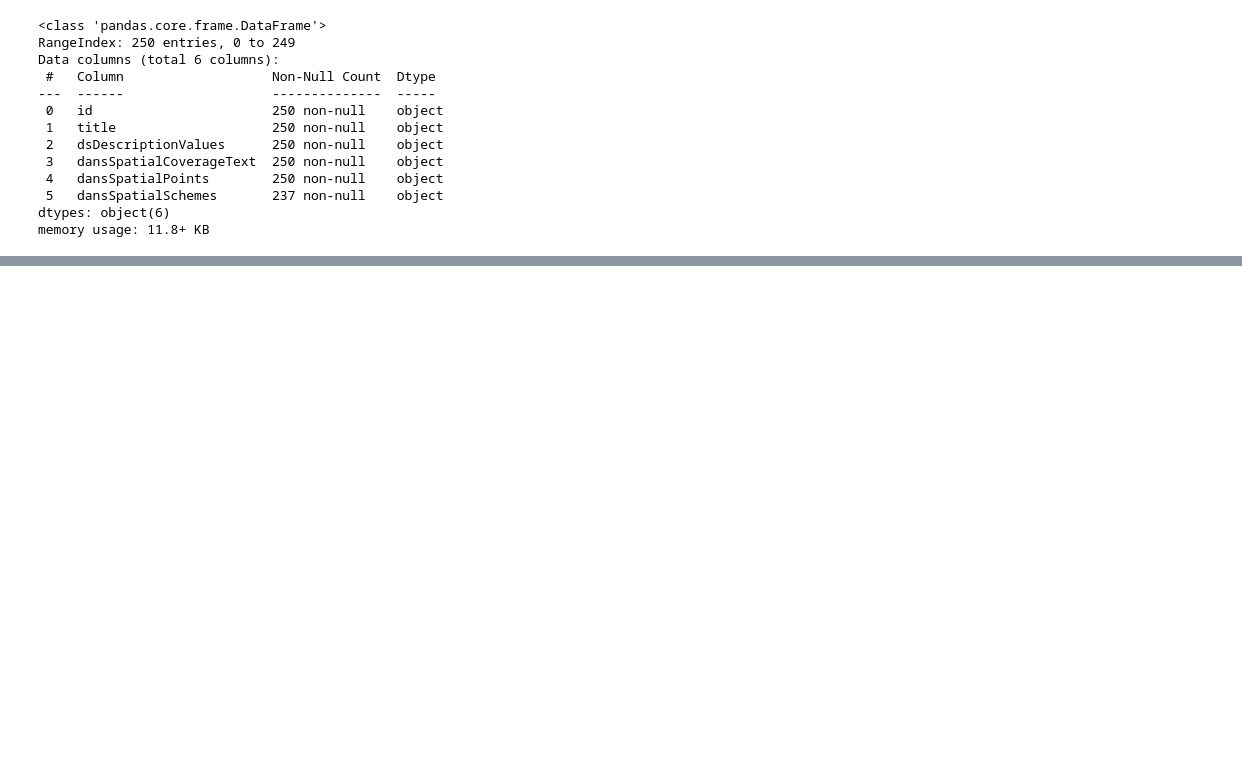
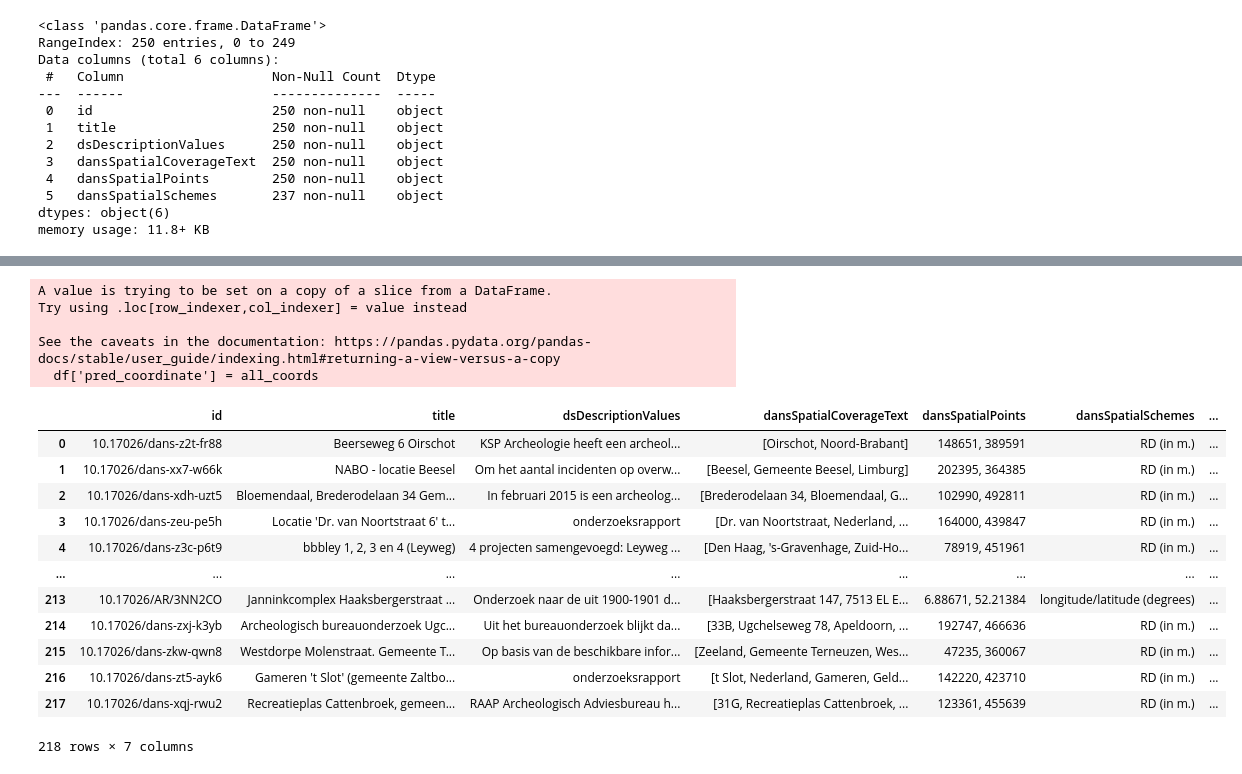
Before and after one commit to Dans-labs/rce-spatial-coverage, a Jupyter notebook: spatialCoverageText.ipynb, the cells around one changed output, grey strips where cells are left out. Cells and saved outputs as stored; diff of their text form; code cells hidden in the pictures; blank space fills up the shorter version.

```diff
--- a/spatialCoverageText.ipynb
+++ b/spatialCoverageText.ipynb
@@ -168,3 +174,9 @@ Data columns (total 6 columns):
  5   dansSpatialSchemes       237 non-null    object
 dtypes: object(6)
 memory usage: 11.8+ KB
+# %%
+texts = df.dansSpatialCoverageText.tolist()
+for text in texts[:5]:
+    print(text)
+    print(type(text))
+    print()
@@ -170,0 +198,19 @@ memory usage: 11.8+ KB
+# %%
+import time
+from geopy.geocoders import Nominatim
+geolocator = Nominatim(user_agent="DANS-geomapping")
+
+
+all_coords = []
+
+for text in texts:
+    text_coords = []
+    for entry in text:
+        location = geolocator.geocode(entry)
+        if location:
+            text_coords.append((location.latitude, location.longitude))
+            time.sleep(1.3)
+        else:
+            text_coords.append(f"NOT FOUND: {entry}")
+            time.sleep(1.3)
+    all_coords.append(text_coords)
@@ -170,0 +243,26 @@ memory usage: 11.8+ KB
+# %%
+df = df[:218]
+# %%
+df['pred_coordinate'] = all_coords
+# %% [output]
+A value is trying to be set on a copy of a slice from a DataFrame.
+Try using .loc[row_indexer,col_indexer] = value instead
+
+See the caveats in the documentation: https://pandas.pydata.org/pandas-docs/stable/user_guide/indexing.html#returning-a-view-versus-a-copy
+  df['pred_coordinate'] = all_coords
+# %%
+df
+# %% [output]
+|  | id | title | dsDescriptionValues | dansSpatialCoverageText | dansSpatialPoints | dansSpatialSchemes | ... |
+| 0 | 10.17026/dans-z2t-fr88 | Beerseweg 6 Oirschot | KSP Archeologie heeft een archeol... | [Oirschot, Noord-Brabant] | 148651, 389591 | RD (in m.) | ... |
+| 1 | 10.17026/dans-xx7-w66k | NABO - locatie Beesel | Om het aantal incidenten op overw... | [Beesel, Gemeente Beesel, Limburg] | 202395, 364385 | RD (in m.) | ... |
+| 2 | 10.17026/dans-xdh-uzt5 | Bloemendaal, Brederodelaan 34 Gem... | In februari 2015 is een archeolog... | [Brederodelaan 34, Bloemendaal, G... | 102990, 492811 | RD (in m.) | ... |
+| 3 | 10.17026/dans-zeu-pe5h | Locatie 'Dr. van Noortstraat 6' t... | onderzoeksrapport | [Dr. van Noortstraat, Nederland, ... | 164000, 439847 | RD (in m.) | ... |
+| 4 | 10.17026/dans-z3c-p6t9 | bbbley 1, 2, 3 en 4 (Leyweg) | 4 projecten samengevoegd: Leyweg ... | [Den Haag, 's-Gravenhage, Zuid-Ho... | 78919, 451961 | RD (in m.) | ... |
+| ... | ... | ... | ... | ... | ... | ... | ... |
+| 213 | 10.17026/AR/3NN2CO | Janninkcomplex Haaksbergerstraat ... | Onderzoek naar de uit 1900-1901 d... | [Haaksbergerstraat 147, 7513 EL E... | 6.88671, 52.21384 | longitude/latitude (degrees) | ... |
+| 214 | 10.17026/dans-zxj-k3yb | Archeologisch bureauonderzoek Ugc... | Uit het bureauonderzoek blijkt da... | [33B, Ugchelseweg 78, Apeldoorn, ... | 192747, 466636 | RD (in m.) | ... |
+| 215 | 10.17026/dans-zkw-qwn8 | Westdorpe Molenstraat. Gemeente T... | Op basis van de beschikbare infor... | [Zeeland, Gemeente Terneuzen, Wes... | 47235, 360067 | RD (in m.) | ... |
+| 216 | 10.17026/dans-zt5-ayk6 | Gameren 't Slot' (gemeente Zaltbo... | onderzoeksrapport | [t Slot, Nederland, Gameren, Geld... | 142220, 423710 | RD (in m.) | ... |
+| 217 | 10.17026/dans-xqj-rwu2 | Recreatieplas Cattenbroek, gemeen... | RAAP Archeologisch Adviesbureau h... | [31G, Recreatieplas Cattenbroek, ... | 123361, 455639 | RD (in m.) | ... |
+218 rows × 7 columns
```
Also changed, not shown: parts of 8 cells of this notebook.
